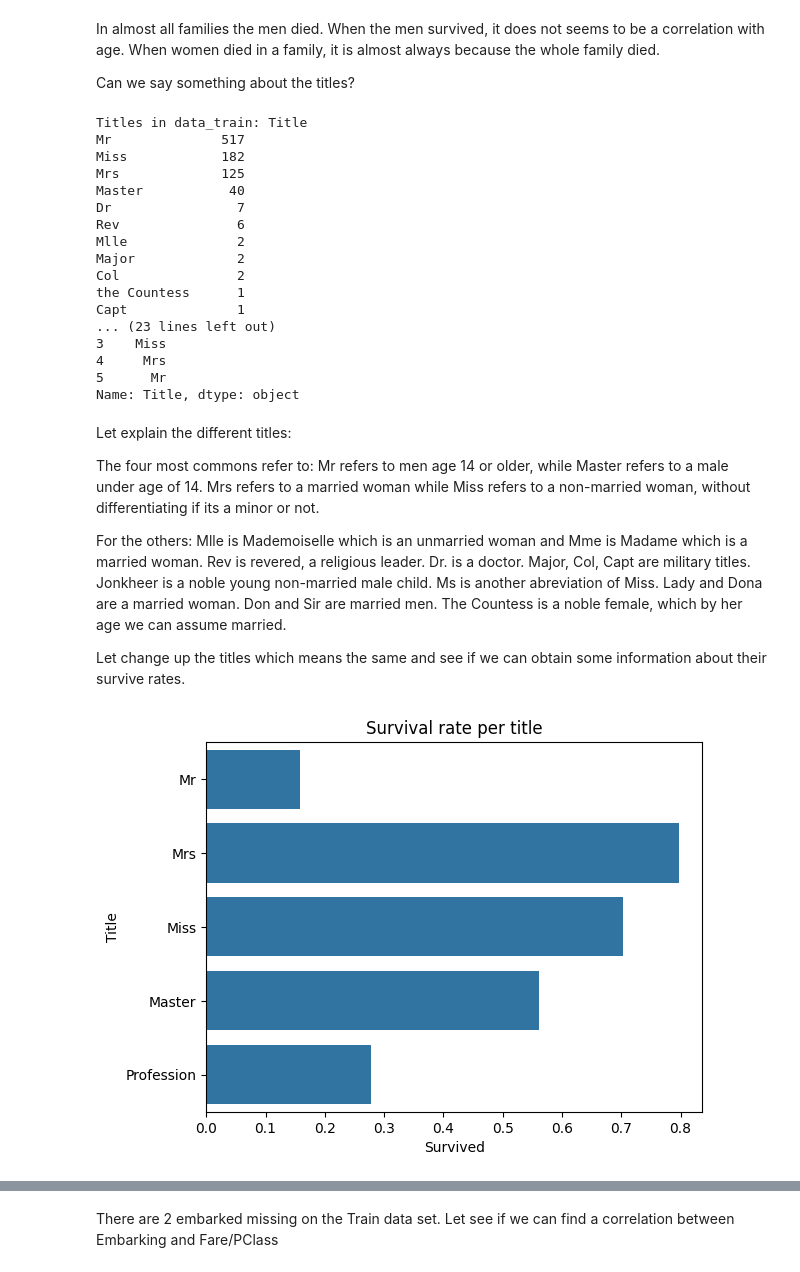
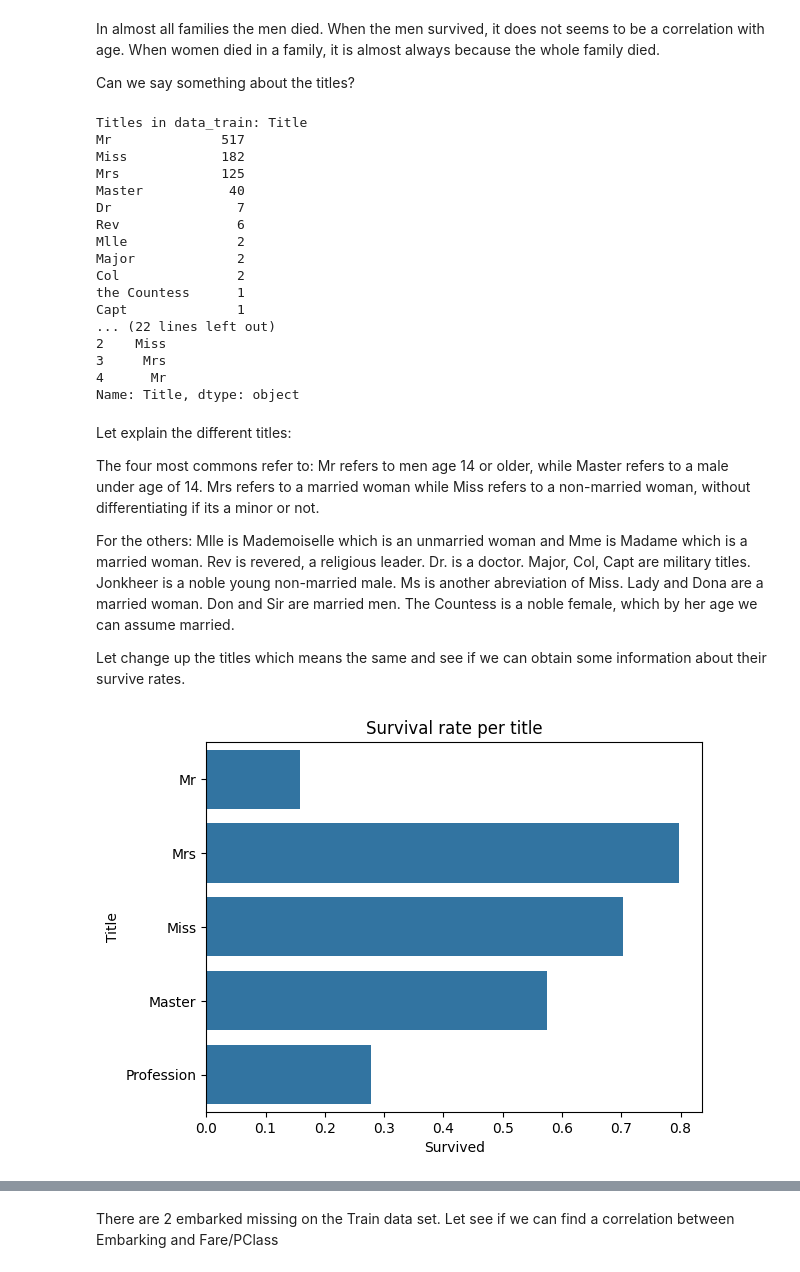
Before and after one commit to PabloQuezadaMora/TitanicCompetition, a Jupyter notebook: titanic-third-attempt.ipynb, the cells around one changed output, grey strips where cells are left out. Drawn from its saved outputs; the diff is of its cells as text; code cells hidden in the pictures.

```diff
--- a/titanic-third-attempt.ipynb
+++ b/titanic-third-attempt.ipynb
@@ -66,14 +62,13 @@ gender_submission.csv
 # %%
 data_raworig = pd.read_csv("input/train.csv") #raw train data
 data_testorig = pd.read_csv("input/test.csv") #Original test data
-data_train = data_raworig.copy(deep = True)
-data_train = data_train.set_index("PassengerId") #Train_data copied to protect raw train data
-data_test = data_testorig.copy(deep = True)
-data_test = data_test.set_index("PassengerId") #Test_data copied to protect raw test data
+data_train = data_raworig.copy() #Train_data copied to protect raw train data
+data_test = data_testorig.copy()#Test_data copied to protect raw test data
 Data = [data_train, data_test] #List of both datas to clean them simultaneous
 print("data_train shape:", data_train.shape)
 print("data_ test shape:", data_test.shape)
 print("data_train features:", data_train.columns)
 print("First 5 entries of train_data:")
+index_test = data_test.index
 data_train.head()
 # %% [output]
@@ -99,7 +93,7 @@ for data in Data: #New variables to analyze
     data["Surname"] = data["Name"].str.split(",", expand=True)[0] #Surname of each passenger. We would like to create a Feature of "Family" to analyze if families died or survived together.
     data["FamilySize"] = data["SibSp"]+data["Parch"]+1 #Family size on board
     data["Title"] = data["Name"].str.split(", ", expand=True)[1].str.split(".", expand=True)[0] #Title of each person (Ex: Mr, Mrs., Miss., etc.)
-    data.drop(["Cabin", "Ticket"], axis = 1)
+    data.drop(["Cabin", "Ticket", "PassengerId"],  inplace=True,  axis = 1)
 
 #Let plot the data of Family Size and Title:
 fig, (axis1,axis2) = plt.subplots(1,2,figsize=(18,6))
@@ -165,38 +159,38 @@ Major             2
 Col               2
 the Countess      1
 Capt              1
-... (23 lines left out)
-3    Miss
-4     Mrs
-5      Mr
+... (22 lines left out)
+2    Miss
+3     Mrs
+4      Mr
 Name: Title, dtype: object
 # %% [markdown]
 Let explain the different titles:
 
 The four most commons refer to: Mr refers to men age 14 or older, while Master refers to a male under age of 14. Mrs refers to a married woman while Miss refers to a non-married woman, without differentiating if its a minor or not.
 
-For the others: Mlle is Mademoiselle which is an unmarried woman and Mme is Madame which is a married woman. Rev is revered, a religious leader. Dr. is a doctor.  Major, Col, Capt are military titles. Jonkheer is a noble young non-married male child. Ms is another abreviation of Miss. Lady and Dona are a married woman. Don and Sir are married men. The Countess is a noble female, which by her age we can assume married.
+For the others: Mlle is Mademoiselle which is an unmarried woman and Mme is Madame which is a married woman. Rev is revered, a religious leader. Dr. is a doctor.  Major, Col, Capt are military titles. Jonkheer is a noble young non-married male. Ms is another abreviation of Miss. Lady and Dona are a married woman. Don and Sir are married men. The Countess is a noble female, which by her age we can assume married.
 
 Let change up the titles which means the same and see if we can obtain some information about their survive rates.
 # %%
 def fix_titles(title):
     if title in ["Mrs", "Mme", "Lady", "Dona", "the Countess"]:
         return "Mrs"
     elif title in ["Miss", "Mlle", "Ms"]:
         return "Miss"
-    elif title in ["Mr", "Don", "Sir"]:
+    elif title in ["Mr", "Don", "Sir", "Jonkheer"]:
         return "Mr"
-    elif title in ["Master", "Jonkheer"]:
+    elif title in ["Master"]:
         return "Master"
     else:
         return "Profession"
 for data in Data:
     data["Title"] = data["Title"].map(fix_titles)
 plt.figure()
 plt.title("Survival rate per title")
 sns.barplot(data = data_train, y = "Title", x = "Survived", errorbar = None);
 # %% [output]
-[figure, old version]
+[figure, new version]
 # %%
 print("Null data on train:")
 print(data_train.isnull().sum())
```
Also changed, not shown: parts of 20 cells of this notebook, 2 other files.
